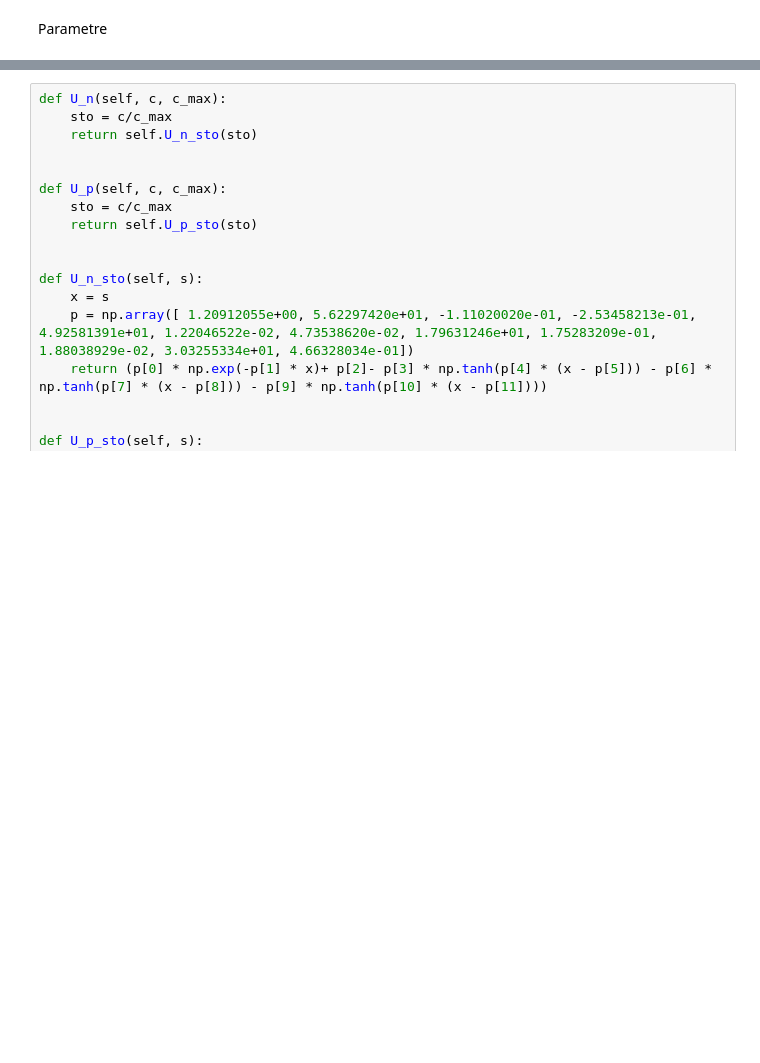
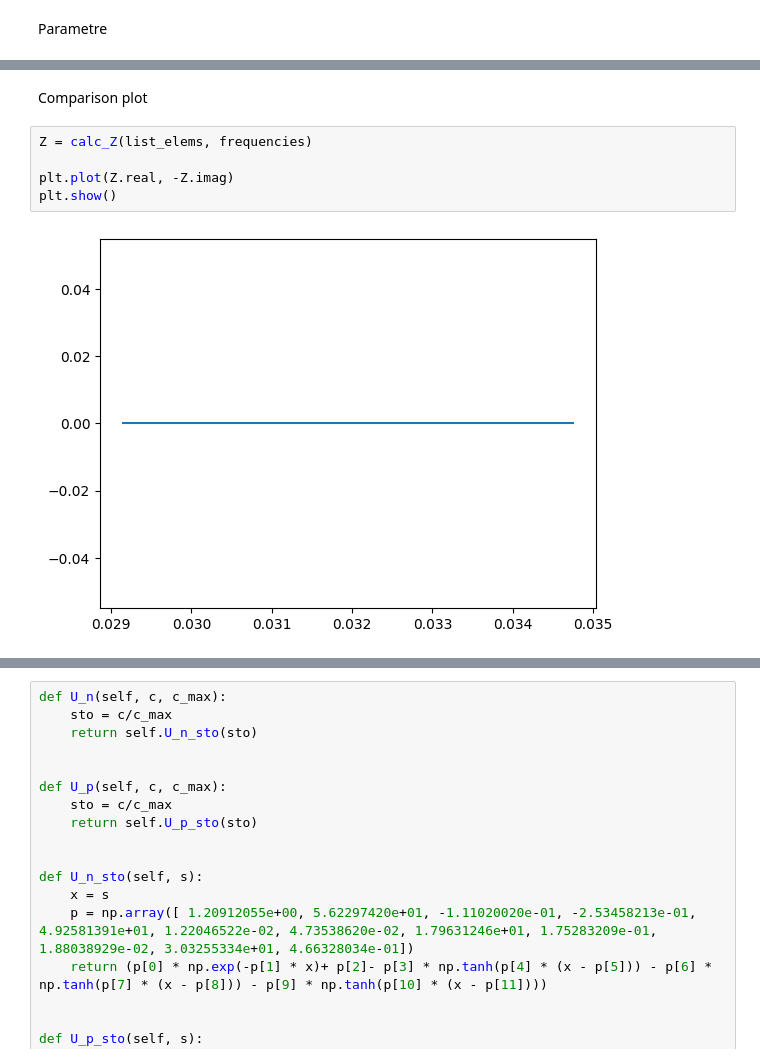
Before and after one commit to samaard2001/EIS-code, a Jupyter notebook: Code/EIS_ECM.ipynb, the cells around one changed output, grey strips where cells are left out. Saved outputs shown, nothing was run; the diff lists cells and outputs as text; blank space fills up the shorter version.

```diff
--- a/Code/EIS_ECM.ipynb
+++ b/Code/EIS_ECM.ipynb
@@ -34,0 +225,9 @@ parametre = {
+# %% [markdown]
+Comparison plot
+# %%
+Z = calc_Z(list_elems, frequencies)
+
+plt.plot(Z.real, -Z.imag)
+plt.show()
+# %% [output]
+[figure, added]
```
Also changed, not shown: parts of 16 cells of this notebook, 2 other files.
